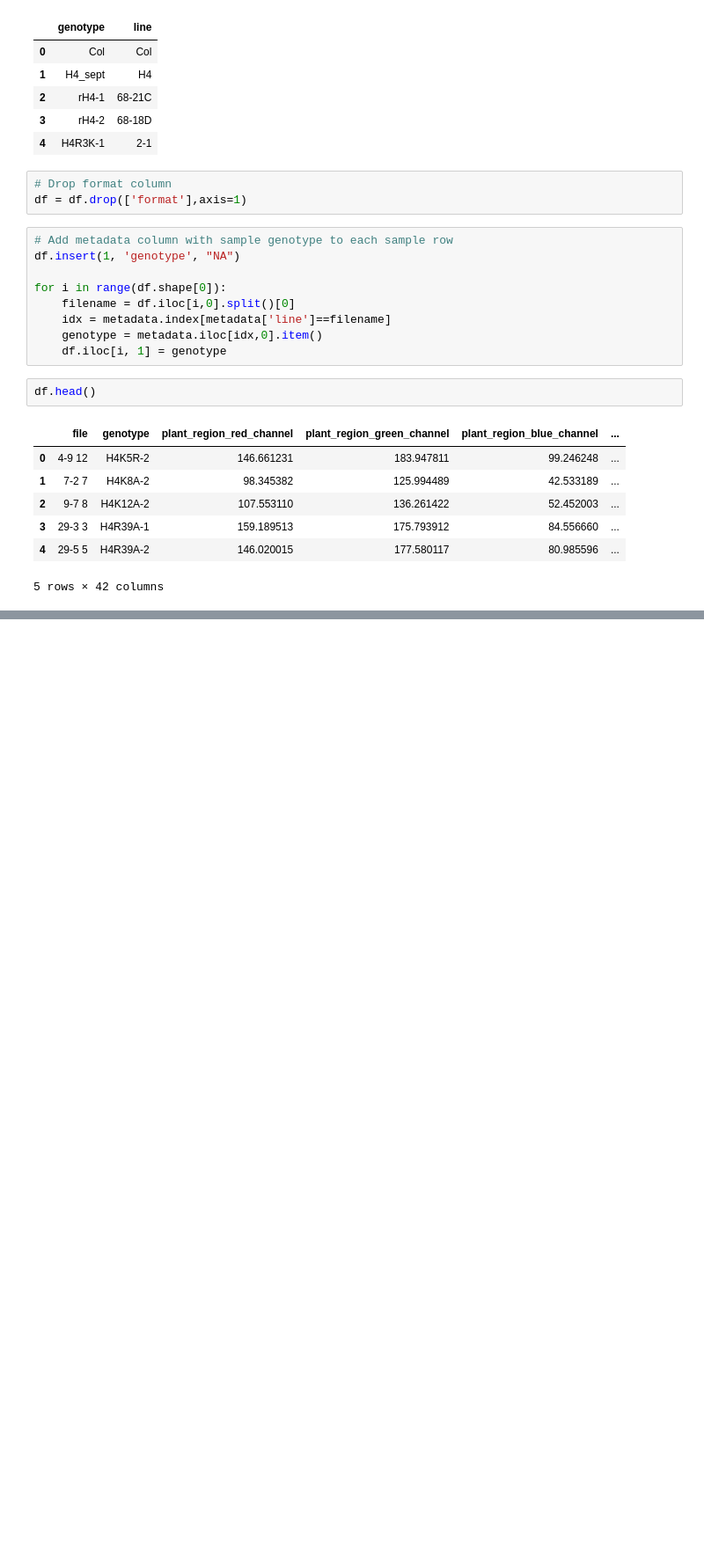
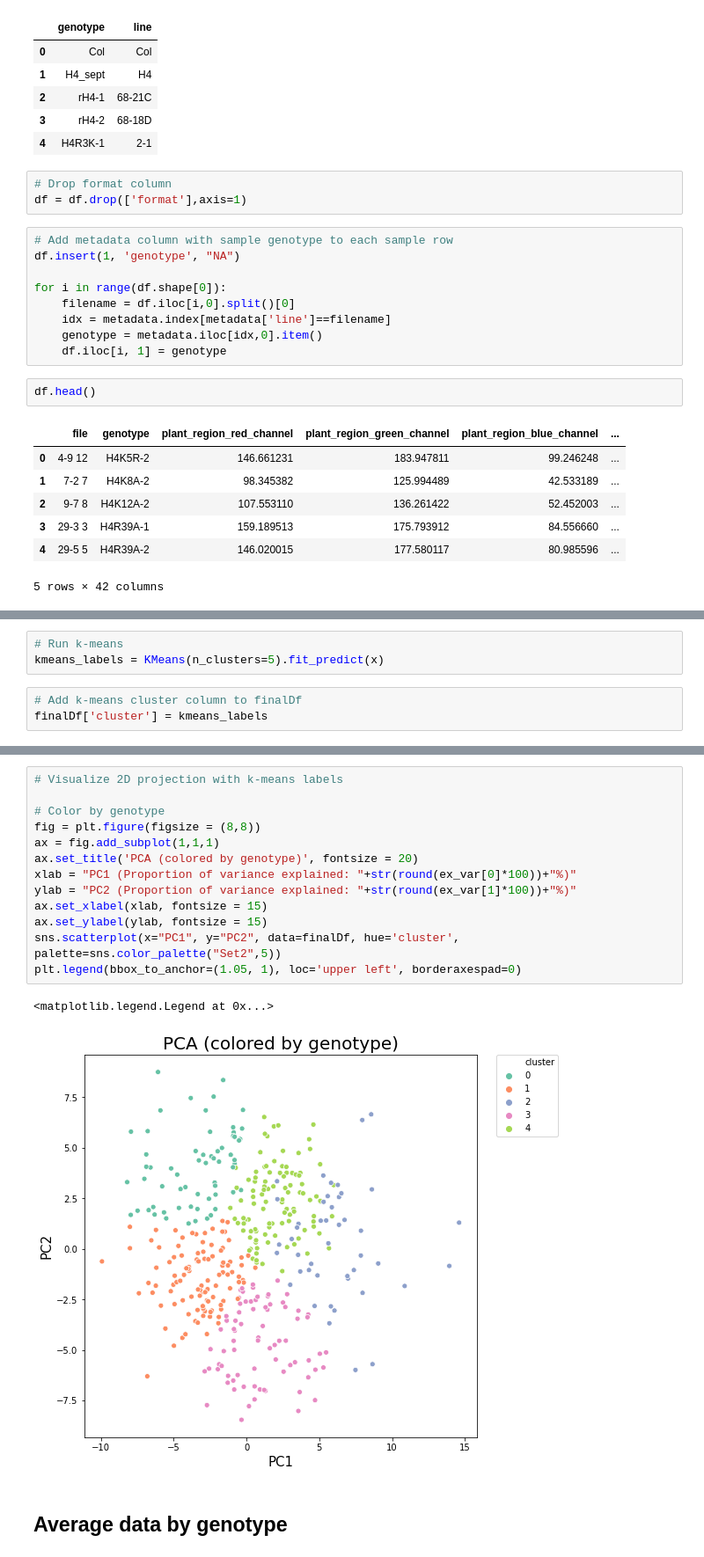
Before and after one commit to etc27/Leaf_Traits, a Jupyter notebook: Leaf_Morphology.ipynb, the cells around one changed output, grey strips where cells are left out. Shown at 88% size. Cells and saved outputs as stored; diff of their text form; blank space fills up the shorter version.

```diff
--- a/Leaf_Morphology.ipynb
+++ b/Leaf_Morphology.ipynb
@@ -72,0 +134,6 @@ df.head()
+# %%
+# Run k-means
+kmeans_labels = KMeans(n_clusters=5).fit_predict(x)
+# %%
+# Add k-means cluster column to finalDf
+finalDf['cluster'] = kmeans_labels
@@ -72,0 +149,18 @@ df.head()
+# %%
+# Visualize 2D projection with k-means labels
+
+# Color by genotype
+fig = plt.figure(figsize = (8,8))
+ax = fig.add_subplot(1,1,1)
+ax.set_title('PCA (colored by genotype)', fontsize = 20)
+xlab = "PC1 (Proportion of variance explained: "+str(round(ex_var[0]*100))+"%)"
+ylab = "PC2 (Proportion of variance explained: "+str(round(ex_var[1]*100))+"%)"
+ax.set_xlabel(xlab, fontsize = 15)
+ax.set_ylabel(ylab, fontsize = 15)
+sns.scatterplot(x="PC1", y="PC2", data=finalDf, hue='cluster', palette=sns.color_palette("Set2",5))
+plt.legend(bbox_to_anchor=(1.05, 1), loc='upper left', borderaxespad=0)
+# %% [output]
+<matplotlib.legend.Legend at 0x...>
+[figure, added]
+# %% [markdown]
+## Average data by genotype
```
Also changed, not shown: parts of 11 cells of this notebook.
